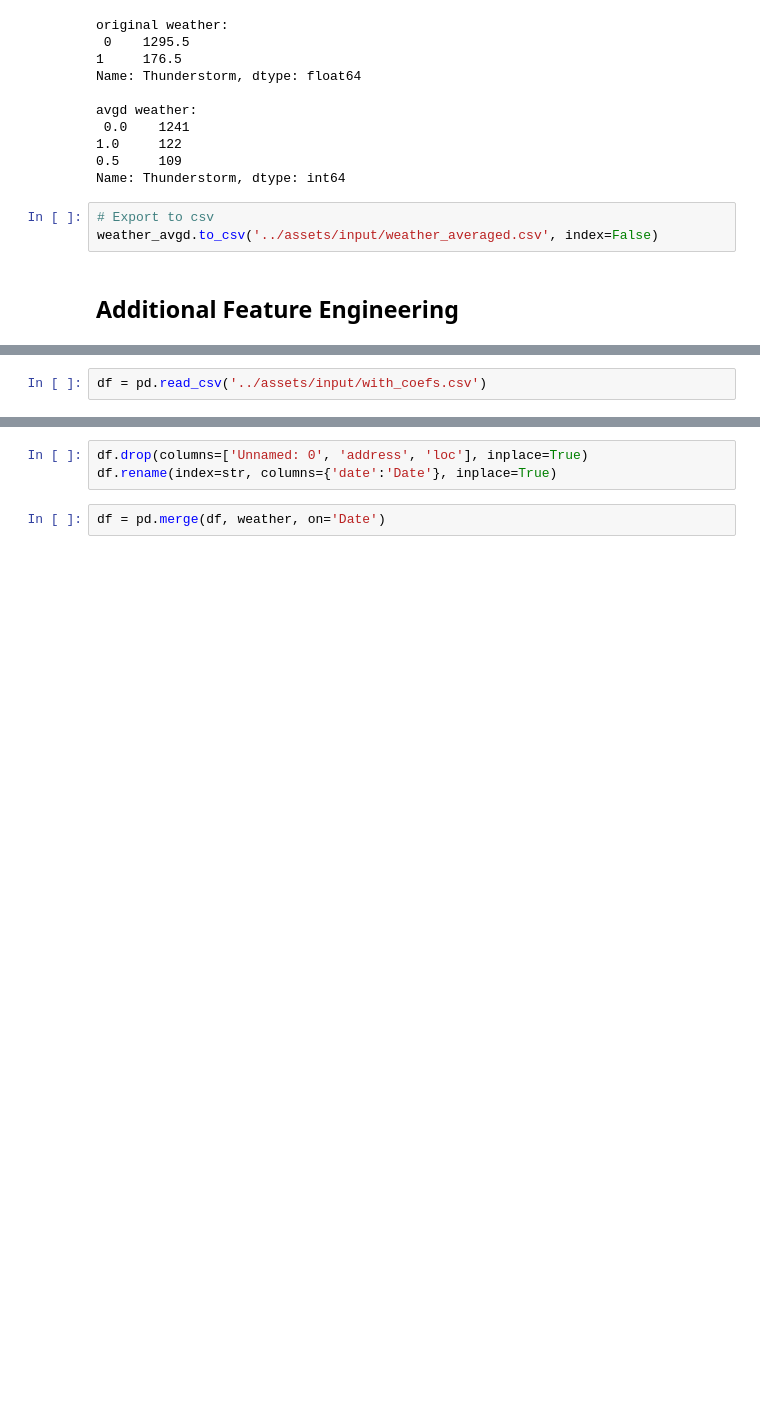
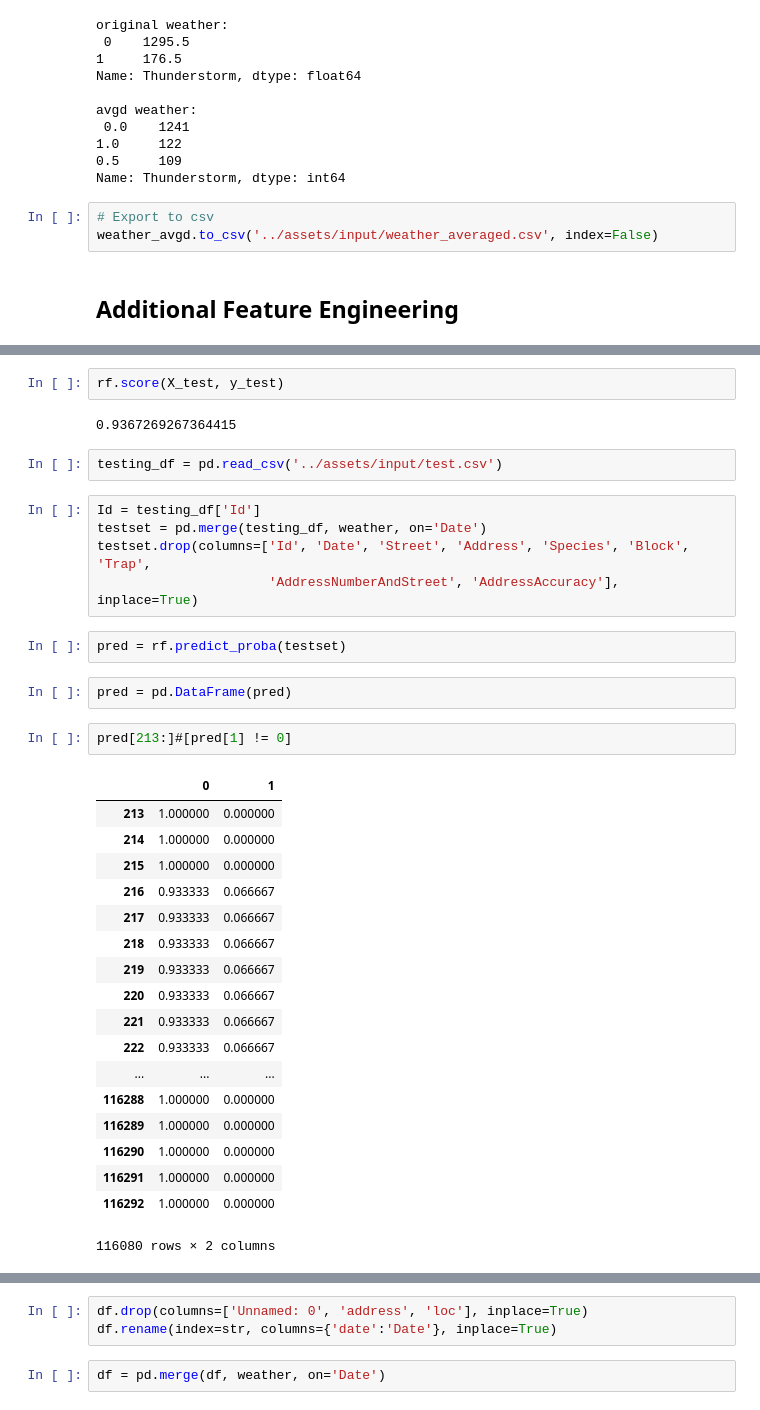
Before and after one commit to AryaEshraghi/West_Nile_Kaggle, a Jupyter notebook: misc/Aryas Scratchbook.ipynb, the cells around one changed output, grey strips where cells are left out. Drawn from its saved outputs; the diff is of its cells as text; blank space fills up the shorter version.

```diff
--- a/misc/Aryas Scratchbook.ipynb
+++ b/misc/Aryas Scratchbook.ipynb
@@ -528,2 +759,36 @@ weather.head()
+# %%
+rf.score(X_test, y_test)
+# %% [output]
+0.9367269267364415
 # %%
-df = pd.read_csv('../assets/input/with_coefs.csv')
+testing_df = pd.read_csv('../assets/input/test.csv')
+# %%
+Id = testing_df['Id']
+testset = pd.merge(testing_df, weather, on='Date')
+testset.drop(columns=['Id', 'Date', 'Street', 'Address', 'Species', 'Block', 'Trap',
+                      'AddressNumberAndStreet', 'AddressAccuracy'], inplace=True)
+# %%
+pred = rf.predict_proba(testset)
+# %%
+pred = pd.DataFrame(pred)
+# %%
+pred[213:]#[pred[1] != 0]
+# %% [output]
+|  | 0 | 1 |
+| 213 | 1.000000 | 0.000000 |
+| 214 | 1.000000 | 0.000000 |
+| 215 | 1.000000 | 0.000000 |
+| 216 | 0.933333 | 0.066667 |
+| 217 | 0.933333 | 0.066667 |
+| 218 | 0.933333 | 0.066667 |
+| 219 | 0.933333 | 0.066667 |
+| 220 | 0.933333 | 0.066667 |
+| 221 | 0.933333 | 0.066667 |
+| 222 | 0.933333 | 0.066667 |
+| ... | ... | ... |
+| 116288 | 1.000000 | 0.000000 |
+| 116289 | 1.000000 | 0.000000 |
+| 116290 | 1.000000 | 0.000000 |
+| 116291 | 1.000000 | 0.000000 |
+| 116292 | 1.000000 | 0.000000 |
+116080 rows × 2 columns
```
Also changed, not shown: parts of 33 cells of this notebook, 2 other files.
